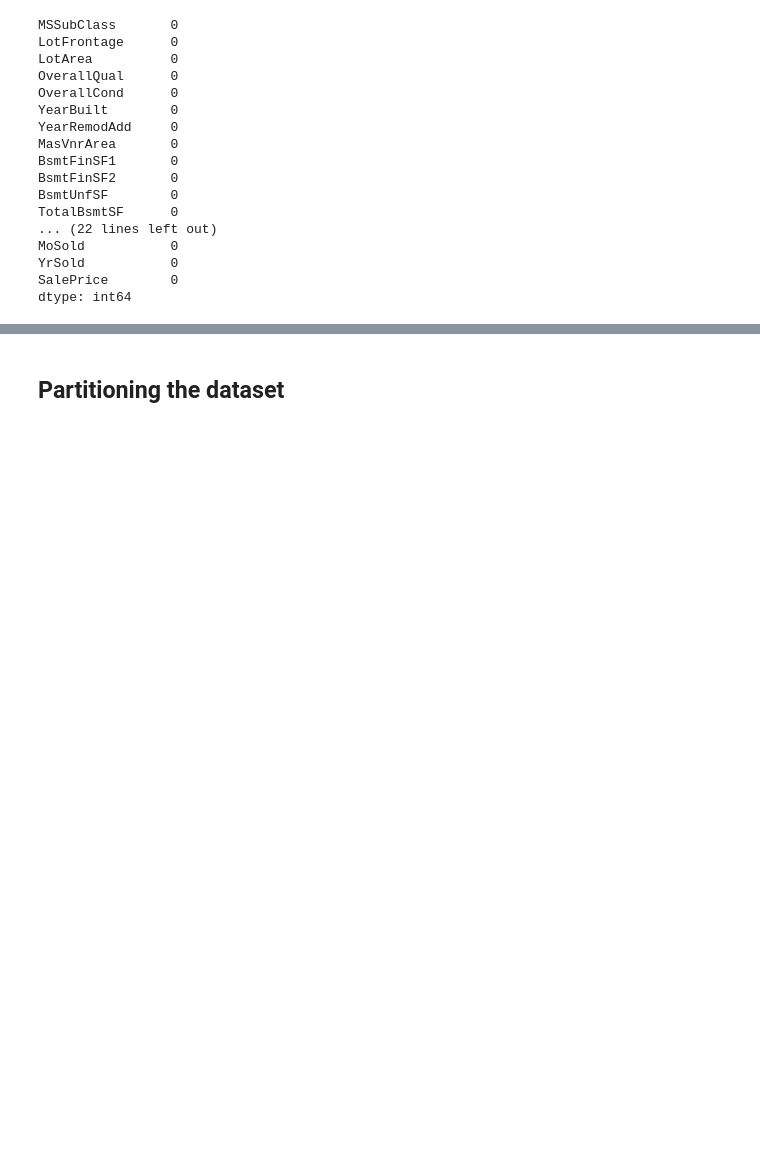
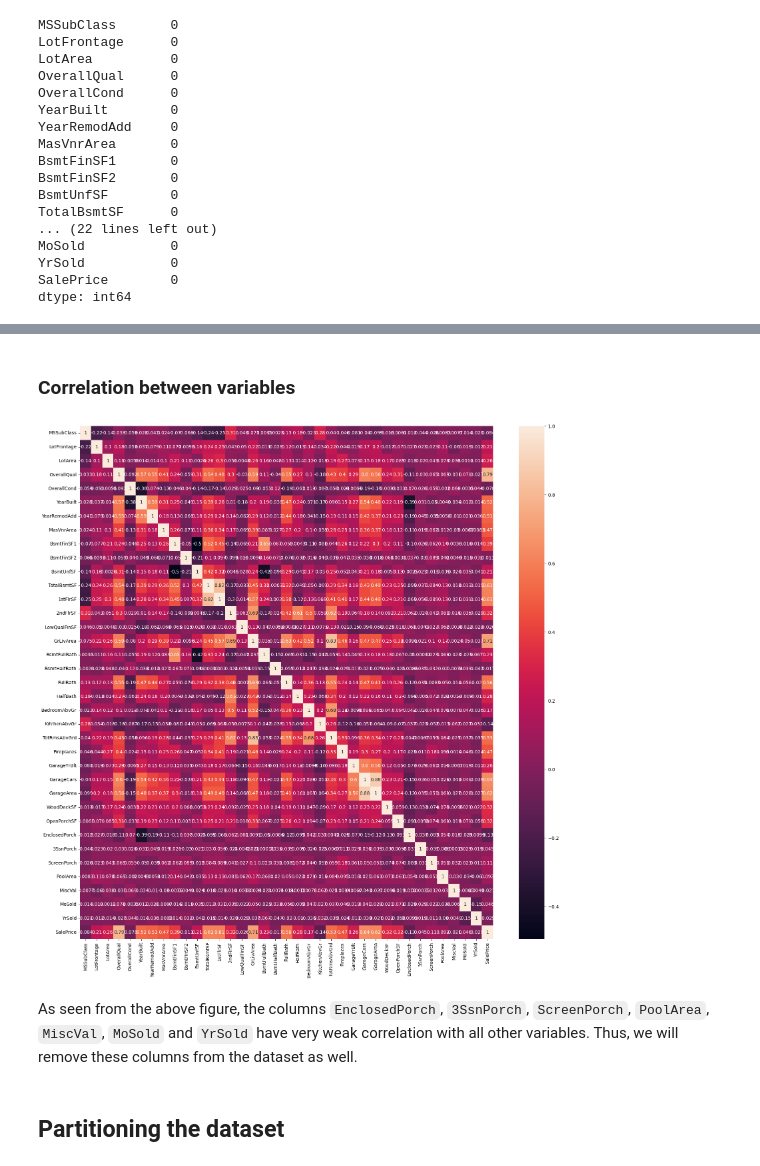
Before and after one commit to jhtkoo0426/kaggle-competitions, a Jupyter notebook: house-price-regression.ipynb, the cells around one changed output, grey strips where cells are left out. Saved outputs shown, nothing was run; the diff lists cells and outputs as text; code cells hidden in the pictures; blank space fills up the shorter version.

Commit message:
Kaggle Notebook | House Price Regression | Added correlation matrix and remove uncorrelated variables

```diff
--- a/house-price-regression.ipynb
+++ b/house-price-regression.ipynb
@@ -60,7 +62,6 @@ df.describe()
 # %%
-def preprocess_dataset(dataset):
-    # Removing irrelevant columns (e.g. null-valued columns, Id, etc.)
-    drop_columns = ['Id', 'Alley', 'PoolQC', 'Fence', 'MiscFeature']
+def preprocess_dataset(dataset, drop_columns):
+
     dataset = dataset.drop(columns=drop_columns)
 
     # Select only int64 datatypes
@@ -70,7 +73,10 @@ def preprocess_dataset(dataset):
 # %%
-train_df = preprocess_dataset(dataset=df)
+# Removing irrelevant columns (e.g. null-valued columns, Id, etc.)
+drop_columns = ['Id', 'Alley', 'PoolQC', 'Fence', 'MiscFeature']
+
+train_df = preprocess_dataset(dataset=df, drop_columns=drop_columns)
 print(train_df.shape)
-test_df = preprocess_dataset(dataset=pd.read_csv(TEST_CSV_PATH))
+test_df = preprocess_dataset(dataset=pd.read_csv(TEST_CSV_PATH), drop_columns=drop_columns)
 print(test_df.shape)
 # %% [output]
 (1460, 37)
@@ -97,0 +110,11 @@ dtype: int64
+# %% [markdown]
+### Correlation between variables
+# %%
+correlation_matrix = train_df.corr()
+plt.figure(figsize=(20,20))
+sns.heatmap(correlation_matrix, annot=True)
+plt.show()
+# %% [output]
+[figure, added]
+# %% [markdown]
+As seen from the above figure, the columns `EnclosedPorch`, `3SsnPorch`, `ScreenPorch`, `PoolArea`, `MiscVal`, `MoSold` and `YrSold` have very weak correlation with all other variables. Thus, we will remove these columns from the dataset as well.
```
Also changed, not shown: parts of 14 cells of this notebook.
